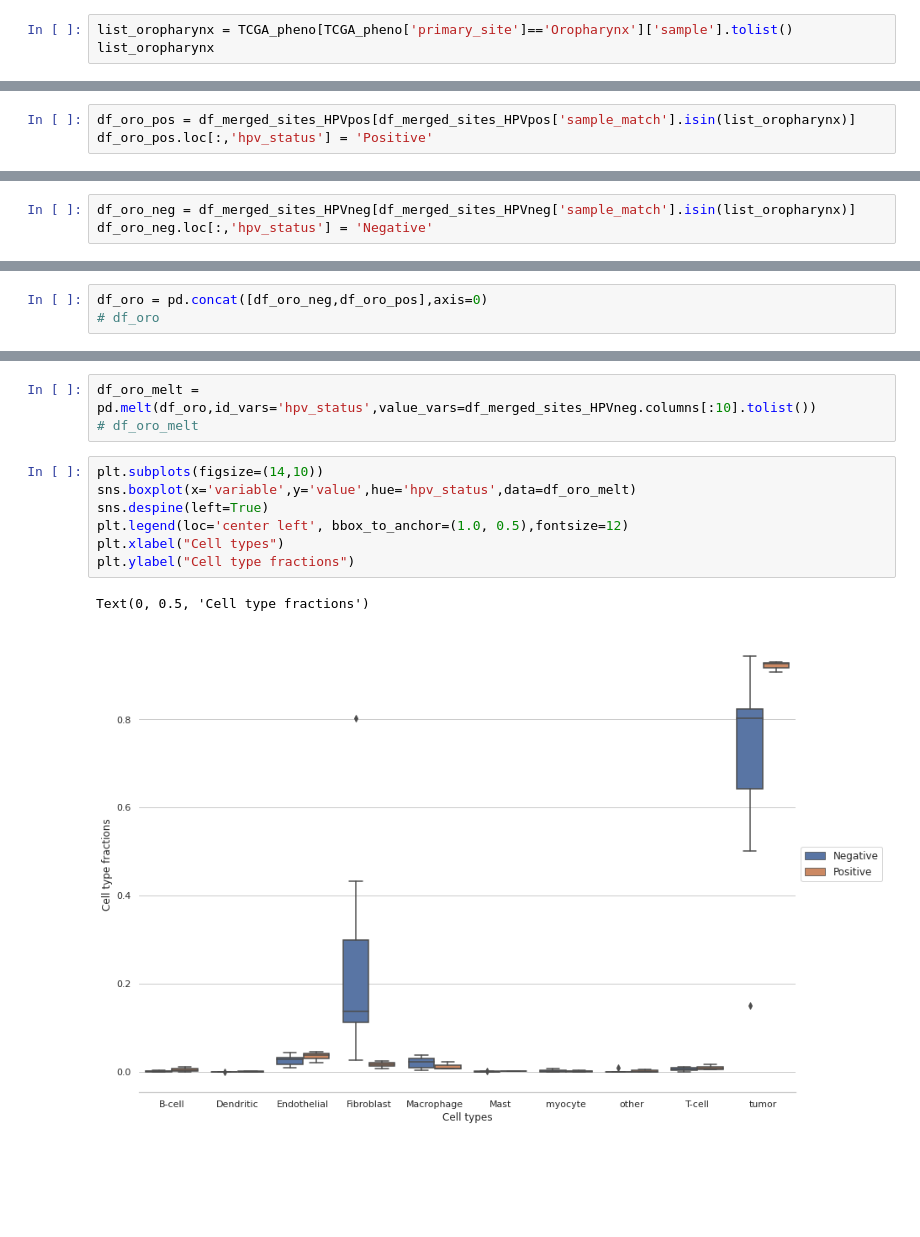
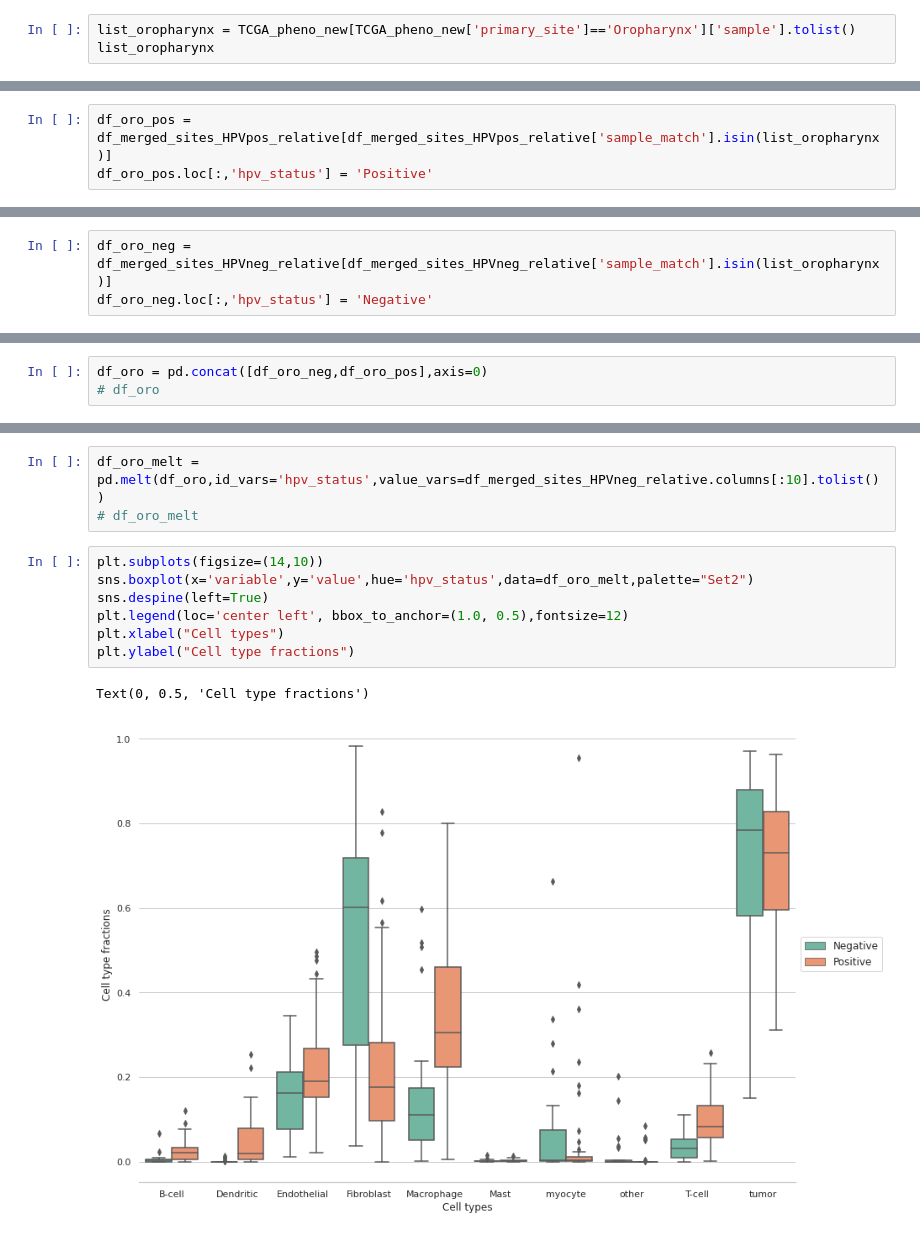
Before and after one commit to ElderMedic/HNSCCdeCon, a Jupyter notebook: Pipeline_downstream_analysis-Show.ipynb, the cells around one changed output, grey strips where cells are left out. Drawn from its saved outputs; the diff is of its cells as text; blank space fills up the shorter version.

```diff
--- a/Pipeline_downstream_analysis-Show.ipynb
+++ b/Pipeline_downstream_analysis-Show.ipynb
@@ -389,6 +572,6 @@ plt.legend(loc='center left', bbox_to_anchor=(1.0, 0.5),fontsize=12)
 ###	HPV-positive versus HPV-negative oropharynx tumors (no other anatomical sites here)
 > list of Oropharynx samples identified
 # %%
-list_oropharynx = TCGA_pheno[TCGA_pheno['primary_site']=='Oropharynx']['sample'].tolist()
+list_oropharynx = TCGA_pheno_new[TCGA_pheno_new['primary_site']=='Oropharynx']['sample'].tolist()
 list_oropharynx
 # %% [output]
@@ -404,6 +594,6 @@ list_oropharynx
  'TCGA-IQ-7630']
 # %%
-df_oro_pos = df_merged_sites_HPVpos[df_merged_sites_HPVpos['sample_match'].isin(list_oropharynx)]
+df_oro_pos = df_merged_sites_HPVpos_relative[df_merged_sites_HPVpos_relative['sample_match'].isin(list_oropharynx)]
 df_oro_pos.loc[:,'hpv_status'] = 'Positive'
 # %% [output]
 A value is trying to be set on a copy of a slice from a DataFrame.
@@ -412,7 +602,7 @@ Try using .loc[row_indexer,col_indexer] = value instead
 See the caveats in the documentation: https://pandas.pydata.org/pandas-docs/stable/user_guide/indexing.html#returning-a-view-versus-a-copy
   df_oro_pos.loc[:,'hpv_status'] = 'Positive'
 # %%
-df_oro_neg = df_merged_sites_HPVneg[df_merged_sites_HPVneg['sample_match'].isin(list_oropharynx)]
+df_oro_neg = df_merged_sites_HPVneg_relative[df_merged_sites_HPVneg_relative['sample_match'].isin(list_oropharynx)]
 df_oro_neg.loc[:,'hpv_status'] = 'Negative'
 # %% [output]
 A value is trying to be set on a copy of a slice from a DataFrame.
@@ -431,17 +621,17 @@ Positive    3
 Name: hpv_status, dtype: int64
 # %%
-df_oro_melt = pd.melt(df_oro,id_vars='hpv_status',value_vars=df_merged_sites_HPVneg.columns[:10].tolist())
+df_oro_melt = pd.melt(df_oro,id_vars='hpv_status',value_vars=df_merged_sites_HPVneg_relative.columns[:10].tolist())
 # df_oro_melt
 # %%
 plt.subplots(figsize=(14,10))
-sns.boxplot(x='variable',y='value',hue='hpv_status',data=df_oro_melt)
+sns.boxplot(x='variable',y='value',hue='hpv_status',data=df_oro_melt,palette="Set2")
 sns.despine(left=True)
 plt.legend(loc='center left', bbox_to_anchor=(1.0, 0.5),fontsize=12)
 plt.xlabel("Cell types")
 plt.ylabel("Cell type fractions")
 # %% [output]
 Text(0, 0.5, 'Cell type fractions')
-[figure, old version]
+[figure, new version]
 # %%
 plt.subplots(figsize=(14,10))
 sns.set_theme(style="whitegrid")
```
Also changed, not shown: parts of 48 cells of this notebook.
